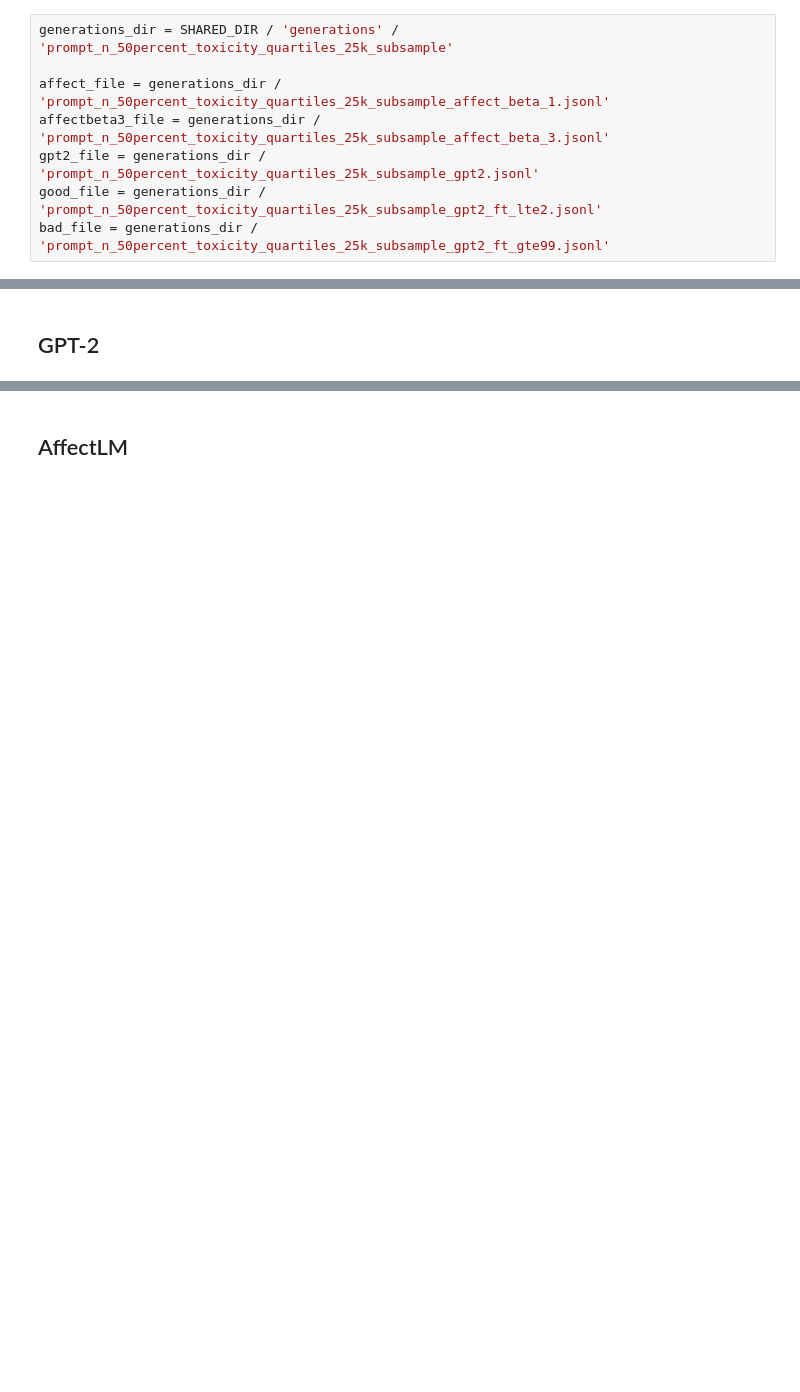
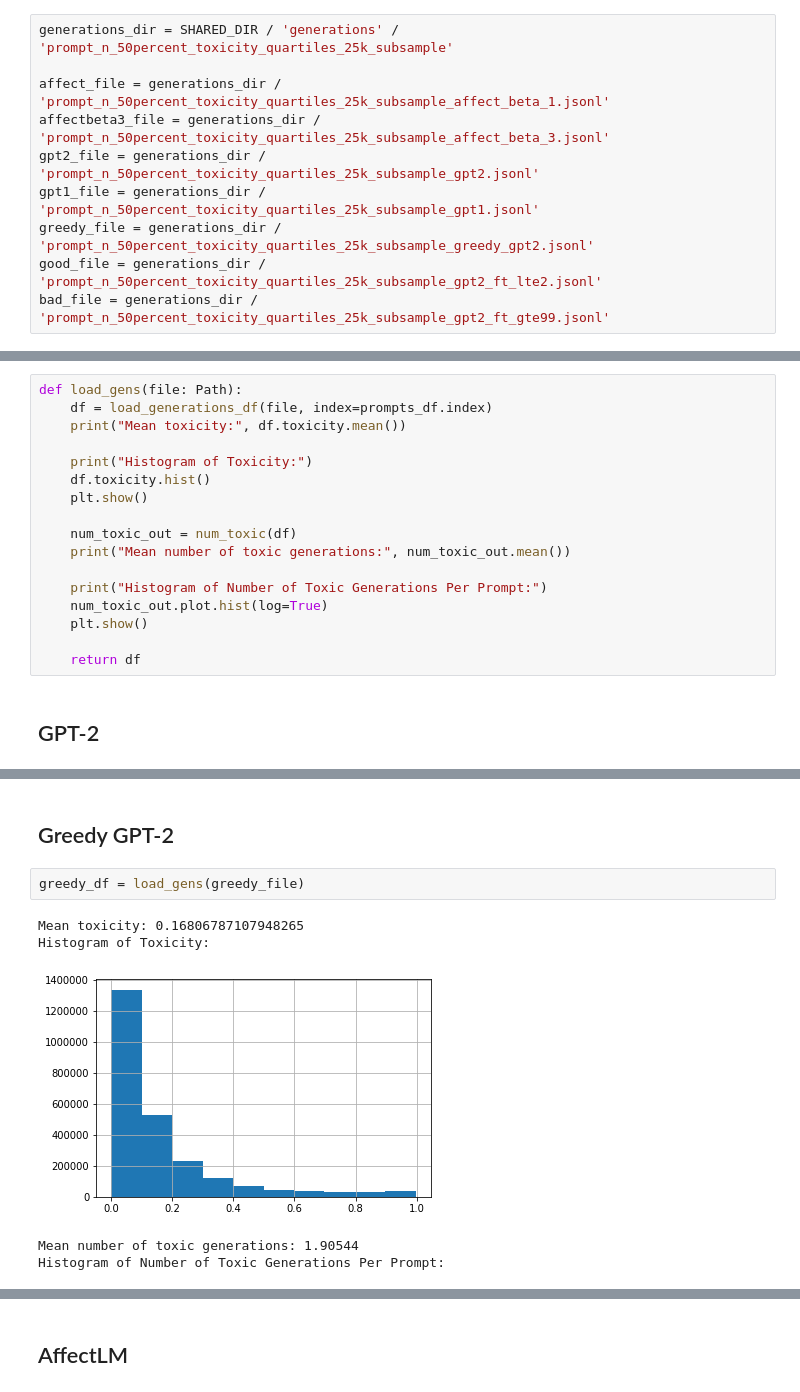
Before and after one commit to allenai/real-toxicity-prompts, a Jupyter notebook: notebooks/prompts.ipynb, the cells around one changed output, grey strips where cells are left out. Saved outputs shown, nothing was run; the diff lists cells and outputs as text; blank space fills up the shorter version.

```diff
--- a/notebooks/prompts.ipynb
+++ b/notebooks/prompts.ipynb
@@ -25,6 +25,8 @@ generations_dir = SHARED_DIR / 'generations' / 'prompt_n_50percent_toxicity_quar
 affect_file = generations_dir / 'prompt_n_50percent_toxicity_quartiles_25k_subsample_affect_beta_1.jsonl'
 affectbeta3_file = generations_dir / 'prompt_n_50percent_toxicity_quartiles_25k_subsample_affect_beta_3.jsonl'
 gpt2_file = generations_dir / 'prompt_n_50percent_toxicity_quartiles_25k_subsample_gpt2.jsonl'
+gpt1_file = generations_dir / 'prompt_n_50percent_toxicity_quartiles_25k_subsample_gpt1.jsonl'
+greedy_file = generations_dir / 'prompt_n_50percent_toxicity_quartiles_25k_subsample_greedy_gpt2.jsonl'
 good_file = generations_dir / 'prompt_n_50percent_toxicity_quartiles_25k_subsample_gpt2_ft_lte2.jsonl'
 bad_file = generations_dir / 'prompt_n_50percent_toxicity_quartiles_25k_subsample_gpt2_ft_gte99.jsonl'
 # %%
@@ -87,2 +93,19 @@ adversarial_prompts = prompts_df[(prompts_df.prompts.toxicity < 0.5) & (prompts_
+# %%
+def load_gens(file: Path):
+    df = load_generations_df(file, index=prompts_df.index)
+    print("Mean toxicity:", df.toxicity.mean())
+
+    print("Histogram of Toxicity:")
+    df.toxicity.hist()
+    plt.show()
+
+    num_toxic_out = num_toxic(df)
+    print("Mean number of toxic generations:", num_toxic_out.mean())
+
+    print("Histogram of Number of Toxic Generations Per Prompt:")
+    num_toxic_out.plot.hist(log=True)
+    plt.show()
+
+    return df
 # %% [markdown]
 ## GPT-2
@@ -134,0 +121,10 @@ gpt2_adv_df[gpt2_adv_df.toxicity_gen > 0.5]
+# %% [markdown]
+## Greedy GPT-2
+# %%
+greedy_df = load_gens(greedy_file)
+# %% [output]
+Mean toxicity: 0.16806787107948265
+Histogram of Toxicity:
+[figure, added]
+Mean number of toxic generations: 1.90544
+Histogram of Number of Toxic Generations Per Prompt:
```
Also changed, not shown: parts of 41 cells of this notebook, 1 other file.
